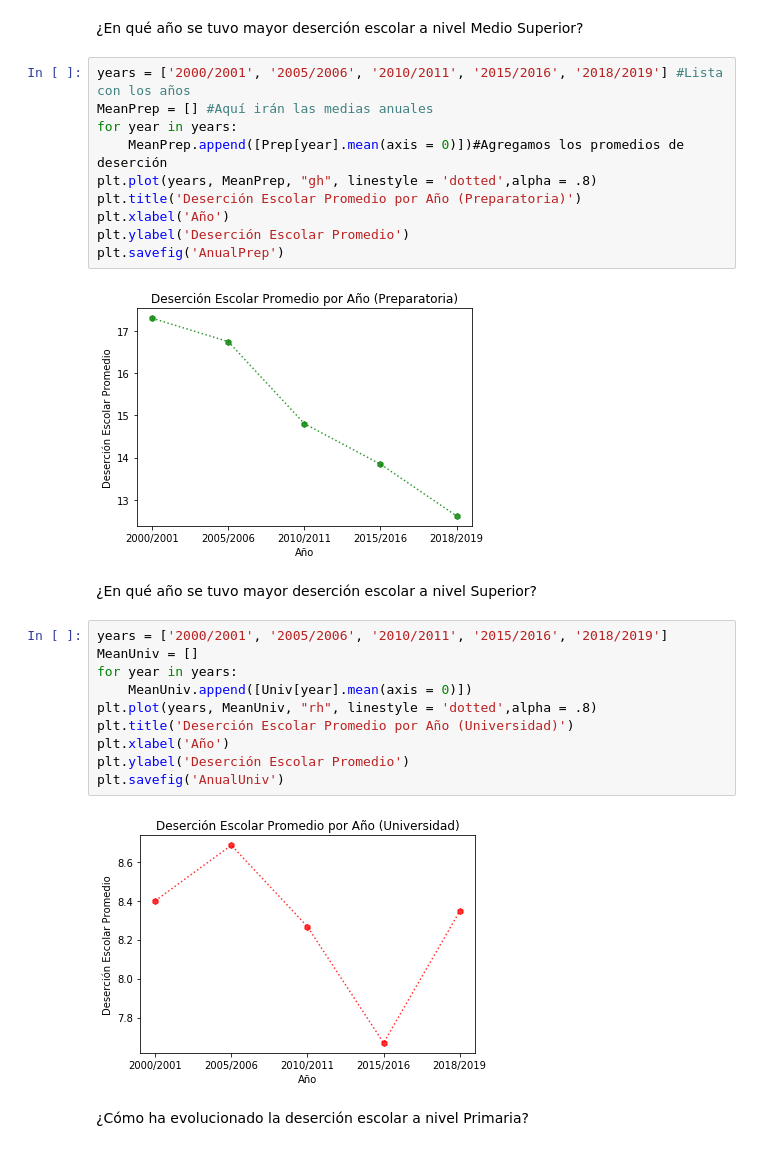
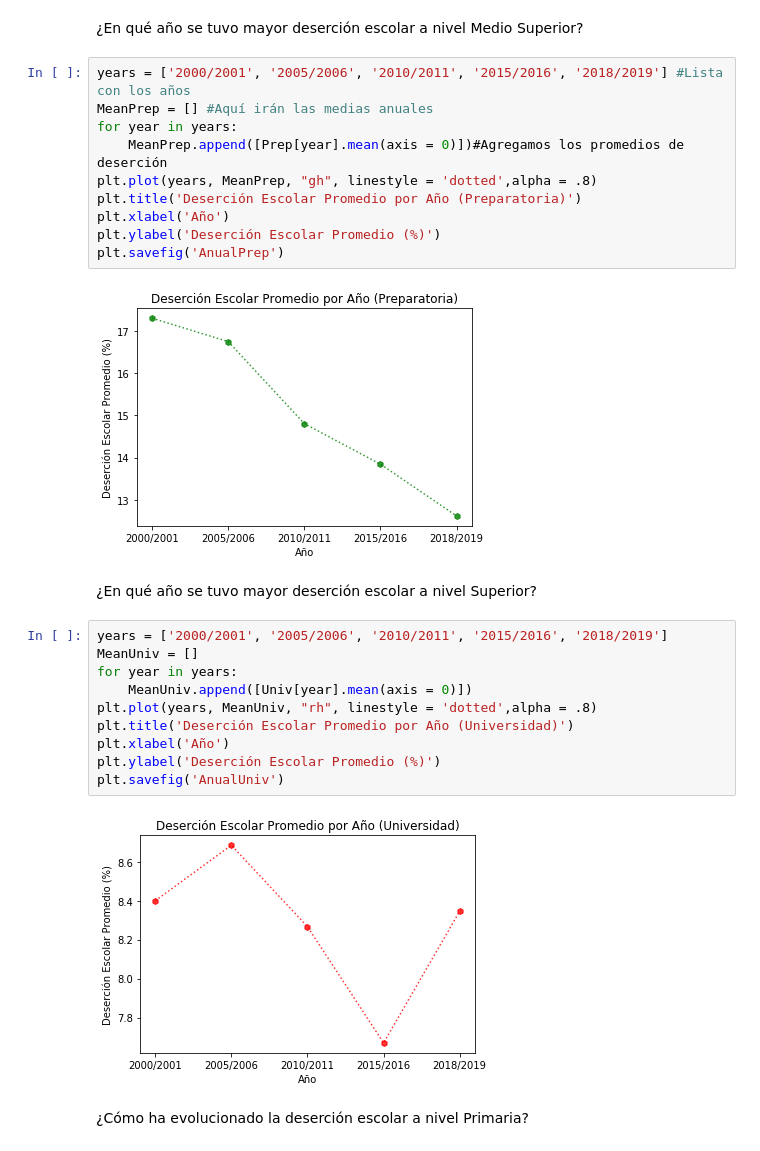
Before and after one commit to DCIDA2019/da2020-MajFons, a Jupyter notebook: Miniproyecto/Miniproyecto.ipynb, the cells around one changed output. Cells and saved outputs as stored; diff of their text form.

```diff
--- a/Miniproyecto/Miniproyecto.ipynb
+++ b/Miniproyecto/Miniproyecto.ipynb
@@ -124,15 +126,15 @@ plt.savefig('MenDesUniv1819')
 # %%
 years = ['2000/2001', '2005/2006', '2010/2011', '2015/2016', '2018/2019'] #Lista con los años
 MeanPrep = [] #Aquí irán las medias anuales
 for year in years:
     MeanPrep.append([Prep[year].mean(axis = 0)])#Agregamos los promedios de deserción
 plt.plot(years, MeanPrep, "gh", linestyle = 'dotted',alpha = .8)
 plt.title('Deserción Escolar Promedio por Año (Preparatoria)')
 plt.xlabel('Año')
-plt.ylabel('Deserción Escolar Promedio')
+plt.ylabel('Deserción Escolar Promedio (%)')
 plt.savefig('AnualPrep')
 # %% [output]
-[figure, old version]
+[figure, new version]
 # %% [markdown]
 ¿En qué año se tuvo mayor deserción escolar a nivel Superior?
 # %%
@@ -143,10 +145,10 @@ for year in years:
 plt.plot(years, MeanUniv, "rh", linestyle = 'dotted',alpha = .8)
 plt.title('Deserción Escolar Promedio por Año (Universidad)')
 plt.xlabel('Año')
-plt.ylabel('Deserción Escolar Promedio')
+plt.ylabel('Deserción Escolar Promedio (%)')
 plt.savefig('AnualUniv')
 # %% [output]
-[figure, old version]
+[figure, new version]
 # %% [markdown]
 ¿Cómo ha evolucionado la deserción escolar a nivel Primaria?
 # %%
```
Also changed, not shown: parts of 9 cells of this notebook.
